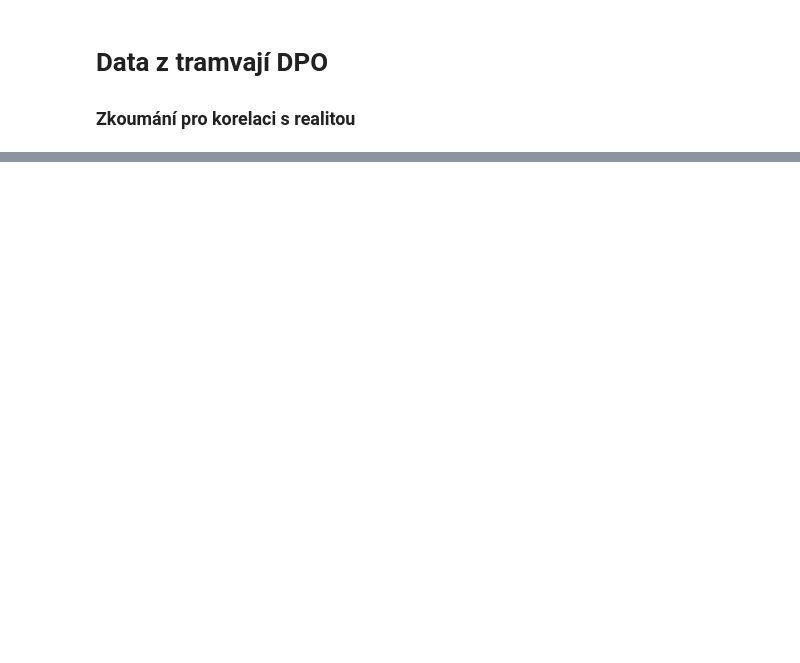
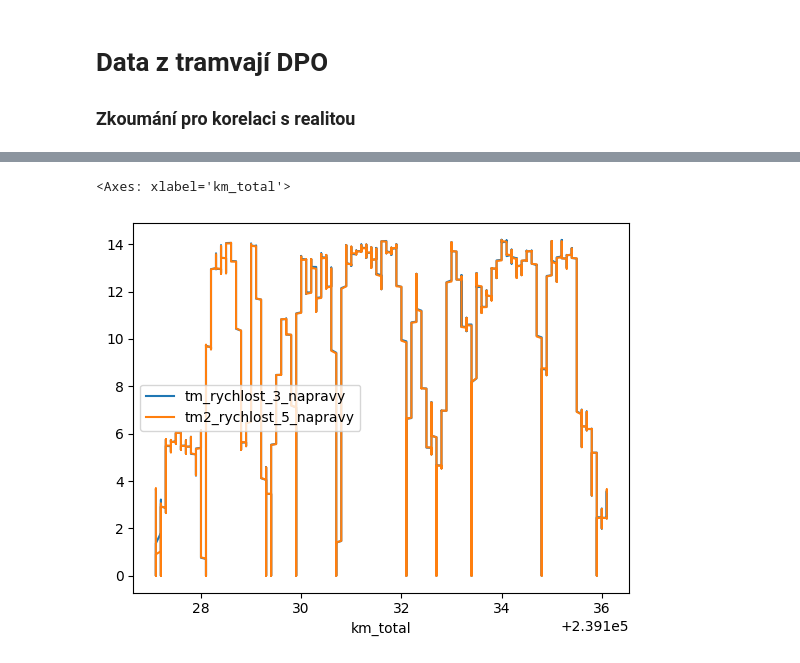
Before and after one commit to Sawy7/trainmap-consumption-api, a Jupyter notebook: tram-exploration/tram-exploration.ipynb, the cells around one changed output, grey strips where cells are left out. Saved outputs shown, nothing was run; the diff lists cells and outputs as text; code cells hidden in the pictures; blank space fills up the shorter version.

Commit message:
Real tram exploration and comparison

```diff
--- a/tram-exploration/tram-exploration.ipynb
+++ b/tram-exploration/tram-exploration.ipynb
@@ -58,7 +61,9 @@ def tram_csv_parser(csv_path):
 
     # Cela tramvaj
     df["cela_vykon_spotrebovany"] = np.where(df["tm_prikon_trakce"]+df["tm_prikon_spotrebice"]+df["tm2_prikon_trakce"] > 0, df["tm_prikon_trakce"]+df["tm_prikon_spotrebice"]+df["tm2_prikon_trakce"], 0)
+    df["cela_vykon_spotrebovany_bez_spotrebicu"] = np.where(df["tm_prikon_trakce"]+df["tm2_prikon_trakce"] > 0, df["tm_prikon_trakce"]+df["tm2_prikon_trakce"], 0)
     df["cela_vykon_rekuperovany"] = np.where(df["tm_prikon_trakce"]+df["tm_prikon_spotrebice"]+df["tm2_prikon_trakce"] < 0, -(df["tm_prikon_trakce"]+df["tm_prikon_spotrebice"]+df["tm2_prikon_trakce"]), 0)
+    df["cela_vykon_rekuperovany_bez_spotrebicu"] = np.where(df["tm_prikon_trakce"]+df["tm2_prikon_trakce"] < 0, -(df["tm_prikon_trakce"]+df["tm2_prikon_trakce"]), 0)
     df["cela_vykon_zmareny"] = df["tm_vykon_zmareny"]+df["tm2_vykon_zmareny"]
     df["cela_vykon_trakce"] = df["tm_vykon_trakce"]+df["tm2_vykon_trakce"]
     df["cela_prikon_topeni_klima"] = df["tm_prikon_topeni_klima"]
@@ -66,8 +71,14 @@ def tram_csv_parser(csv_path):
     df["cela_energie_spotrebovana"] = (df["cela_vykon_spotrebovany"]*df["delta_T"].dt.total_seconds()/3600).cumsum().shift(1)
     df.loc[0, "cela_energie_spotrebovana"] = 0.0
 
+    df["cela_energie_spotrebovana_bez_spotrebicu"] = (df["cela_vykon_spotrebovany_bez_spotrebicu"]*df["delta_T"].dt.total_seconds()/3600).cumsum().shift(1)
+    df.loc[0, "cela_energie_spotrebovana_bez_spotrebicu"] = 0.0
+
     df["cela_energie_rekuperovana"] = (df["cela_vykon_rekuperovany"]*df["delta_T"].dt.total_seconds()/3600).cumsum().shift(1)
     df.loc[0, "cela_energie_rekuperovana"] = 0.0
+
+    df["cela_energie_rekuperovana_bez_spotrebicu"] = (df["cela_vykon_rekuperovany_bez_spotrebicu"]*df["delta_T"].dt.total_seconds()/3600).cumsum().shift(1)
+    df.loc[0, "cela_energie_rekuperovana_bez_spotrebicu"] = 0.0
 
     df["cela_energie_zmarena"] = (df["cela_vykon_zmareny"]*df["delta_T"].dt.total_seconds()/3600).cumsum().shift(1)
     df.loc[0, "cela_energie_zmarena"] = 0.0
@@ -80,4 +91,18 @@ def tram_csv_parser(csv_path):
     return df
     return default_cols
 
-tram_csv_parser("../testing-data/DPO/Jízda_Poruba_Zátiší_20.04.2022/02-Vresinska-Zatisi_2022-04-20.csv")
+"""
+{
+    "TYPE": "LineString",
+    "coordinates": [
+        [100.0, 0.0],
+        [101.0, 1.0]
+    ]
+}
+"""
+def make_geojson(lat, long):
+    geojson = {
+        "type": "LineString",
+    }
+    geojson["coordinates"] = list(zip(long, lat))
+    return json.dumps(geojson)
@@ -97,0 +109,3 @@ tram_csv_parser("../testing-data/DPO/Jízda_Poruba_Zátiší_20.04.2022/02-Vresi
+# %%
+df = tram_csv_parser("../testing-data/DPO/Jízda_Poruba_Zátiší_20.04.2022/02-Vresinska-Zatisi_2022-04-20.csv")
+[x for x in df.columns if "rychlost" in x.lower()]
@@ -97,0 +114,14 @@ tram_csv_parser("../testing-data/DPO/Jízda_Poruba_Zátiší_20.04.2022/02-Vresi
+# %%
+df_important = df[[
+    "DateTime", "delta_T", "VrGpsLatitude", "VrGpsLongitude",
+    "km_total", "tm_rychlost_3_napravy", "tm2_rychlost_5_napravy",
+    "cela_vykon_spotrebovany_bez_spotrebicu", "cela_vykon_rekuperovany_bez_spotrebicu",
+    "cela_energie_spotrebovana_bez_spotrebicu", "cela_energie_rekuperovana_bez_spotrebicu"
+]]
+
+df_important["cela_vykon_vyrovnany_bez_spotrebicu"] = df_important["cela_vykon_spotrebovany_bez_spotrebicu"]-df_important["cela_vykon_rekuperovany_bez_spotrebicu"]
+df_important["cela_energie_vyrovnana_bez_spotrebicu"] = df_important["cela_energie_spotrebovana_bez_spotrebicu"]-df_important["cela_energie_rekuperovana_bez_spotrebicu"]
+
+geojson = make_geojson(df_important["VrGpsLatitude"],df_important["VrGpsLongitude"])
+with open("/tmp/test.geojson", "w") as f:
+    f.write(geojson)
@@ -97,0 +139,5 @@ tram_csv_parser("../testing-data/DPO/Jízda_Poruba_Zátiší_20.04.2022/02-Vresi
+# %%
+df_important.plot(x="km_total", y=["tm_rychlost_3_napravy", "tm2_rychlost_5_napravy"])
+# %% [output]
+<Axes: xlabel='km_total'>
+[figure, added]
```
Also changed, not shown: parts of 6 cells of this notebook, 5 other files.
